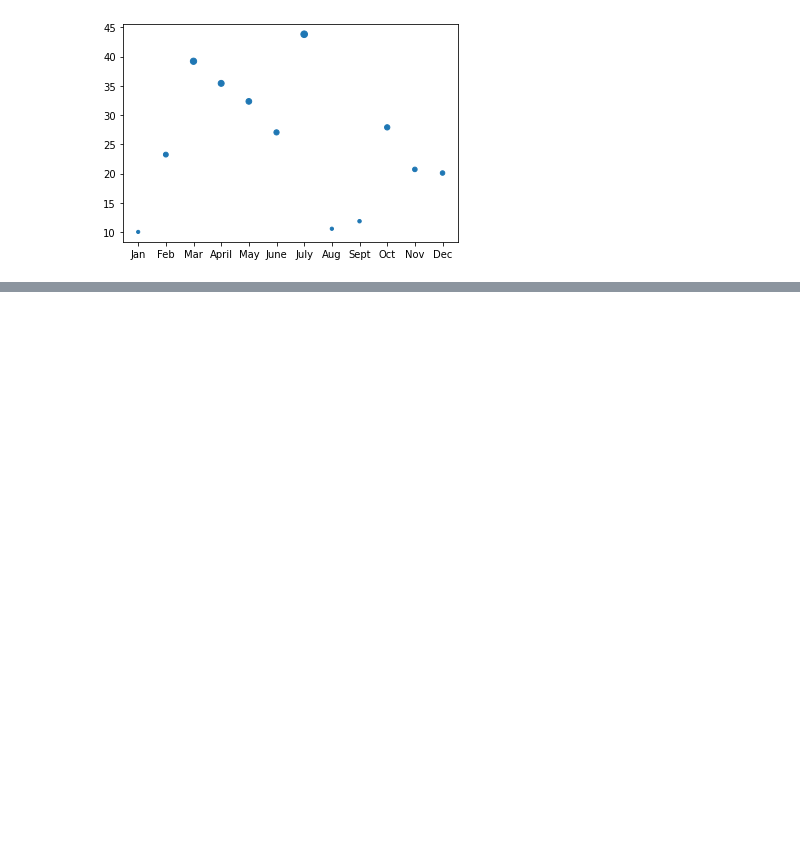
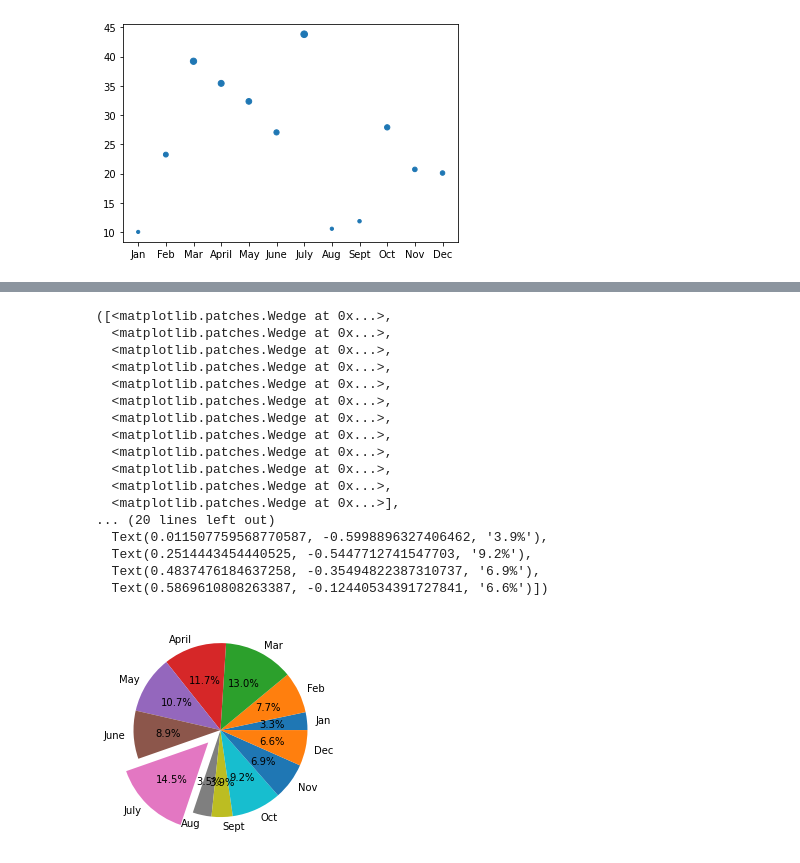
Before and after one commit to Apollo619/PyBer_Analysis, a Jupyter notebook: matplotlib_practice.ipynb, the cells around one changed output, grey strips where cells are left out. Cells and saved outputs as stored; diff of their text form; code cells hidden in the pictures; blank space fills up the shorter version.

```diff
--- a/matplotlib_practice.ipynb
+++ b/matplotlib_practice.ipynb
@@ -162,0 +184,22 @@ ax.scatter(x_axis, y_axis, marker="sky blue",  s=[i*5 for i in y_axis], )
+# %%
+explode_values = (0, 0, 0, 0, 0, 0, 0.2, 0, 0, 0, 0, 0)
+plt.pie(y_axis, explode=explode_values, labels=x_axis, autopct='%.1f%%')
+# %% [output]
+([<matplotlib.patches.Wedge at 0x...>,
+  <matplotlib.patches.Wedge at 0x...>,
+  <matplotlib.patches.Wedge at 0x...>,
+  <matplotlib.patches.Wedge at 0x...>,
+  <matplotlib.patches.Wedge at 0x...>,
+  <matplotlib.patches.Wedge at 0x...>,
+  <matplotlib.patches.Wedge at 0x...>,
+  <matplotlib.patches.Wedge at 0x...>,
+  <matplotlib.patches.Wedge at 0x...>,
+  <matplotlib.patches.Wedge at 0x...>,
+  <matplotlib.patches.Wedge at 0x...>,
+  <matplotlib.patches.Wedge at 0x...>],
+... (20 lines left out)
+  Text(0.011507759568770587, -0.5998896327406462, '3.9%'),
+  Text(0.2514443454440525, -0.5447712741547703, '9.2%'),
+  Text(0.4837476184637258, -0.35494822387310737, '6.9%'),
+  Text(0.5869610808263387, -0.12440534391727841, '6.6%')])
+[figure, added]
```
Also changed, not shown: parts of 4 cells of this notebook, 6 other files.
